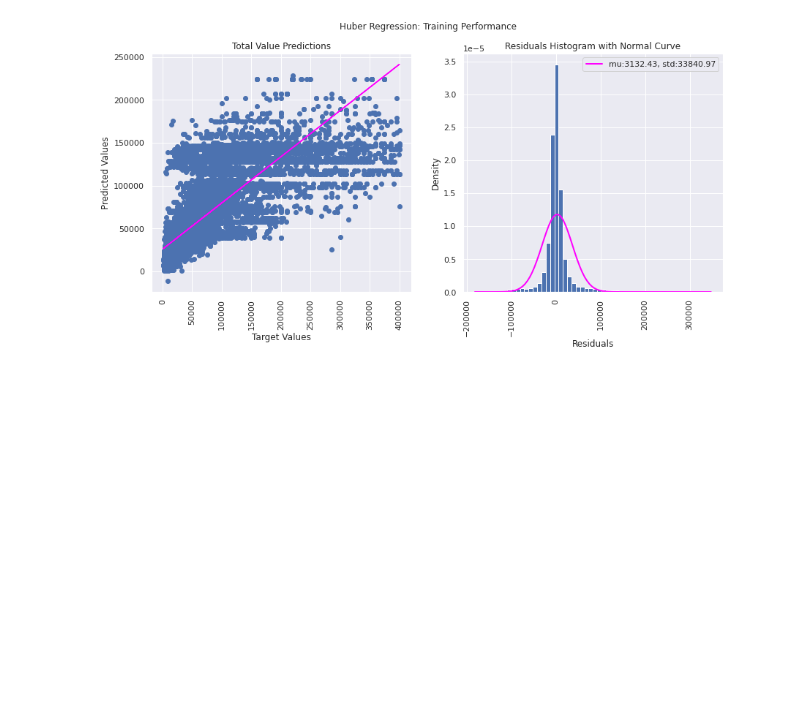
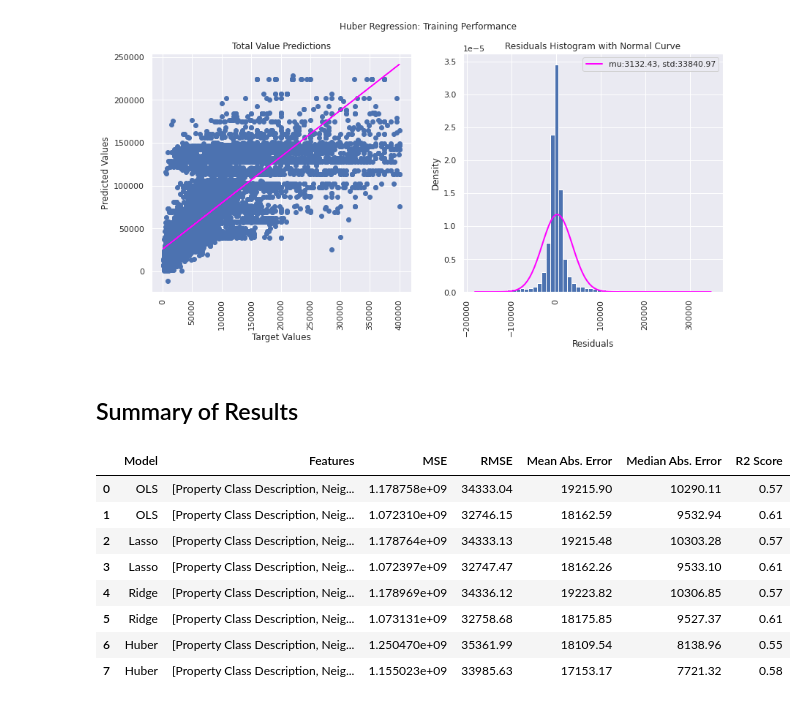
Before and after one commit to KatBCN/ML-PropertyAssessment, a Jupyter notebook: ML_Modeling_LinearRegression2_PropertyAssessment_Buffalo.ipynb, the cells around one changed output. Cells and saved outputs as stored; diff of their text form; code cells hidden in the pictures; blank space fills up the shorter version.

Commit message:
Results Dataframe Added

```diff
--- a/ML_Modeling_LinearRegression2_PropertyAssessment_Buffalo.ipynb
+++ b/ML_Modeling_LinearRegression2_PropertyAssessment_Buffalo.ipynb
@@ -653,8 +694,8 @@ Intercept:
 # save predictions from data
 y_pred_train = RidgePipeline.predict(train_x)
 # %%
-# evaluate performance of predictions on target
-evaluatePerformance(train_y, y_pred_train)
+# update the results and evaluate performance of predictions on target
+results_df = getRegressionMetrics(train_y, y_pred_train, results_df, "Ridge", regression_cols)
 # %% [output]
 Mean squared error: 1178969176.13
 Root Mean squared error: 34336.12
@@ -712,8 +753,8 @@ Intercept:
 # save predictions from data
 y_pred_train = RidgePipeline.predict(train_x)
 # %%
-# evaluate performance of predictions on target
-evaluatePerformance(train_y, y_pred_train)
+# update the results and evaluate performance of predictions on target
+results_df = getRegressionMetrics(train_y, y_pred_train, results_df, "Ridge", regression_cols)
 # %% [output]
 Mean squared error: 1073131371.59
 Root Mean squared error: 32758.68
@@ -767,8 +808,8 @@ Intercept:
 # save predictions from data
 y_pred_train = HuberPipeline.predict(train_x)
 # %%
-# evaluate performance of predictions on target
-evaluatePerformance(train_y, y_pred_train)
+# update the results and evaluate performance of predictions on target
+results_df = getRegressionMetrics(train_y, y_pred_train, results_df, "Huber", regression_cols)
 # %% [output]
 Mean squared error: 1250470012.08
 Root Mean squared error: 35361.99
@@ -826,8 +867,8 @@ Intercept:
 # save predictions from data
 y_pred_train = HuberPipeline.predict(train_x)
 # %%
-# evaluate performance of predictions on target
-evaluatePerformance(train_y, y_pred_train)
+# update the results and evaluate performance of predictions on target
+results_df = getRegressionMetrics(train_y, y_pred_train, results_df, "Huber", regression_cols)
 # %% [output]
 Mean squared error: 1155023228.41
 Root Mean squared error: 33985.63
@@ -851,3 +892,17 @@ Name: Total Value, dtype: float64
 getPredictionPlot(train_y, y_pred_train, "Huber Regression: Training Performance")
 # %% [output]
 [figure]
+# %% [markdown]
+## Summary of Results
+# %%
+results_df
+# %% [output]
+|  | Model | Features | MSE | RMSE | Mean Abs. Error | Median Abs. Error | R2 Score |
+| 0 | OLS | [Property Class Description, Neig... | 1.178758e+09 | 34333.04 | 19215.90 | 10290.11 | 0.57 |
+| 1 | OLS | [Property Class Description, Neig... | 1.072310e+09 | 32746.15 | 18162.59 | 9532.94 | 0.61 |
+| 2 | Lasso | [Property Class Description, Neig... | 1.178764e+09 | 34333.13 | 19215.48 | 10303.28 | 0.57 |
+| 3 | Lasso | [Property Class Description, Neig... | 1.072397e+09 | 32747.47 | 18162.26 | 9533.10 | 0.61 |
+| 4 | Ridge | [Property Class Description, Neig... | 1.178969e+09 | 34336.12 | 19223.82 | 10306.85 | 0.57 |
+| 5 | Ridge | [Property Class Description, Neig... | 1.073131e+09 | 32758.68 | 18175.85 | 9527.37 | 0.61 |
+| 6 | Huber | [Property Class Description, Neig... | 1.250470e+09 | 35361.99 | 18109.54 | 8138.96 | 0.55 |
+| 7 | Huber | [Property Class Description, Neig... | 1.155023e+09 | 33985.63 | 17153.17 | 7721.32 | 0.58 |
```
Also changed, not shown: parts of 31 cells of this notebook.
